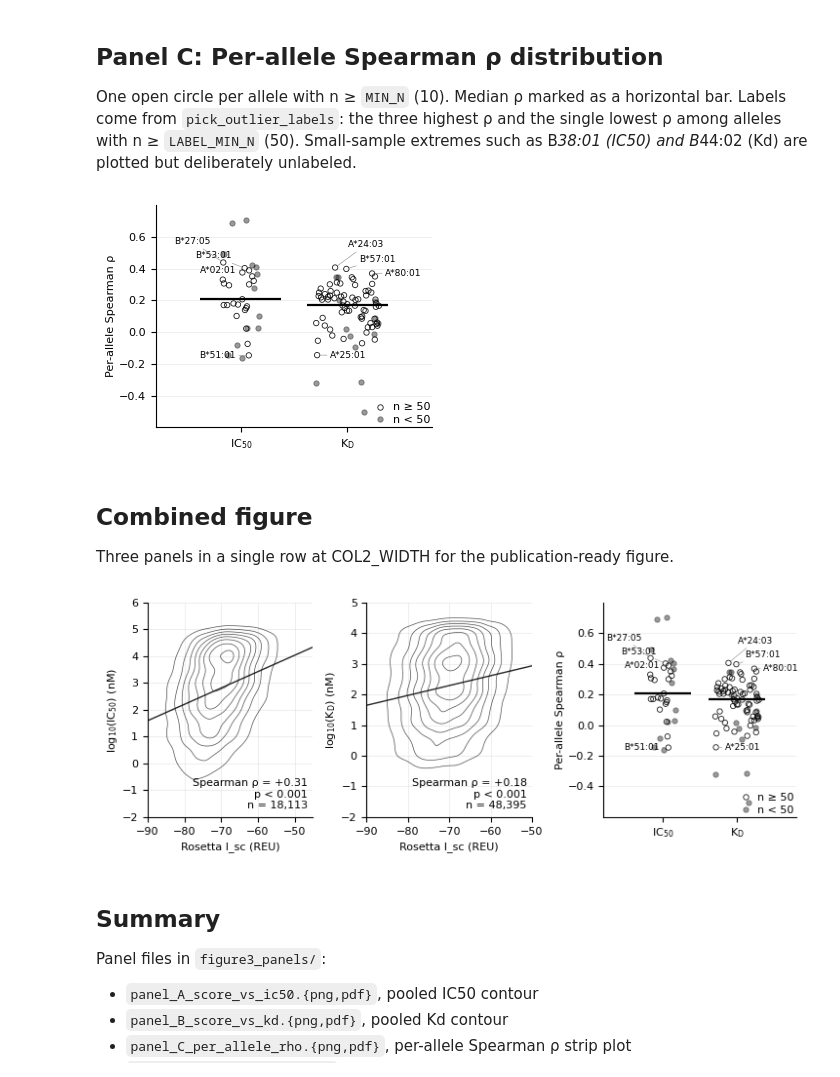
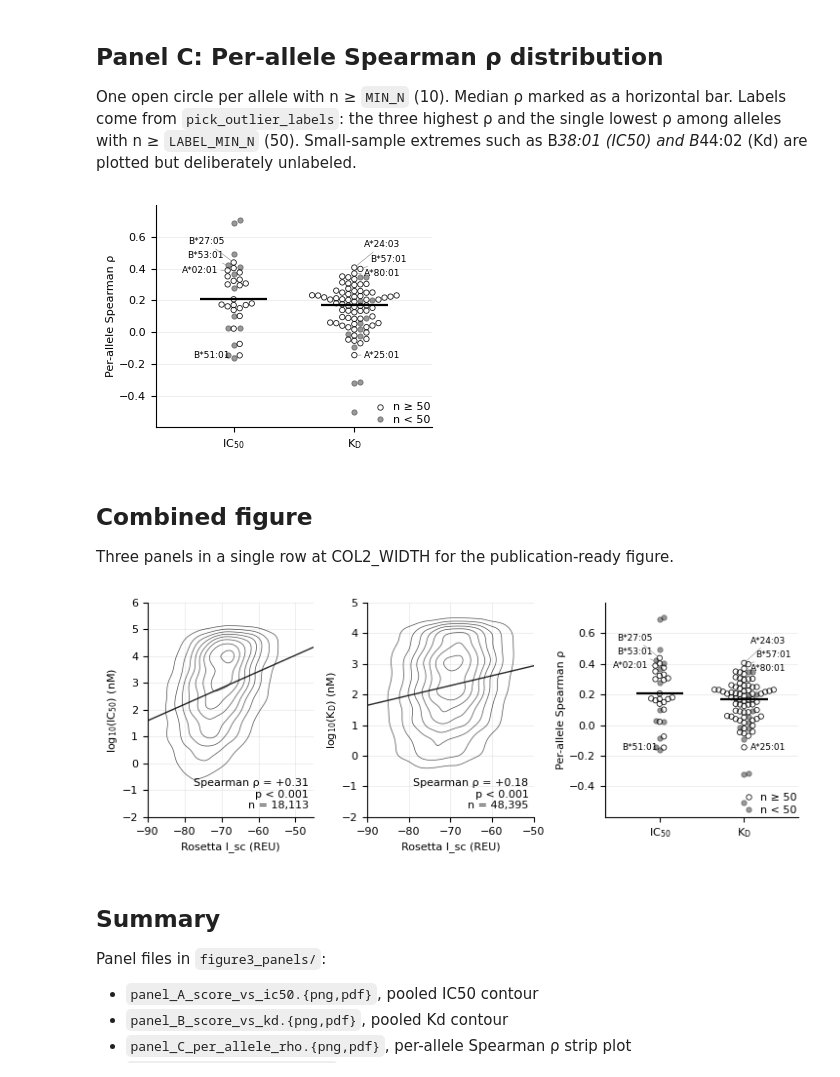
Before and after one commit to kunikohunter/PepBind3D, a Jupyter notebook: 06_figure3_panels.ipynb, the cells around one changed output. Cells and saved outputs as stored; diff of their text form; code cells hidden in the pictures.

Commit message:
Lay the per-allele points out as a swarm

```diff
--- a/06_figure3_panels.ipynb
+++ b/06_figure3_panels.ipynb
@@ -369,6 +369,31 @@ Labels come from `pick_outlier_labels`: the three highest ρ and the single lowe
 among alleles with n ≥ `LABEL_MIN_N` (50). Small-sample extremes such as B*38:01 (IC50)
 and B*44:02 (Kd) are plotted but deliberately unlabeled.
 # %%
+def swarm_offsets(y, y_tol, x_step, max_cols=40):
+    """Horizontal offsets that keep markers from overlapping (a beeswarm).
+
+    Random jitter was leaving the column clumped in places and empty in
+    others, because nothing stops two points landing on each other. Here each
+    point takes the smallest offset, alternating side to side, that clears
+    every point already placed within y_tol of it. Ties in rho therefore fan
+    out sideways instead of stacking.
+    """
+    y = np.asarray(y, dtype=float)
+    off = np.zeros(len(y))
+    placed = []
+    candidates = [0.0]
+    for k in range(1, max_cols):
+        candidates += [k * x_step, -k * x_step]
+    for i in np.argsort(y):
+        for c in candidates:
+            if all(abs(y[i] - py) >= y_tol or abs(c - px) >= x_step * 0.95
+                   for py, px in placed):
+                off[i] = c
+                break
+        placed.append((y[i], off[i]))
+    return off
+
+
 def draw_per_allele(ax, ic50_a, kd_a, labels_by_metric=None, jitter_seed=0):
     """Per-allele rho, one point per allele, toned by whether n >= 50.
 
@@ -385,10 +410,10 @@ def draw_per_allele(ax, ic50_a, kd_a, labels_by_metric=None, jitter_seed=0):
             'IC50': pick_outlier_labels(ic50_a, top_pos=3, top_neg=1),
             'Kd':   pick_outlier_labels(kd_a,   top_pos=3, top_neg=1),
         }
-    rng = np.random.default_rng(jitter_seed)
-    positions = {'IC50': 0, 'Kd': 1}
-    # Kd has more than twice as many alleles, so it needs a wider spread.
-    jitter_w = {'IC50': 0.17, 'Kd': 0.30}
+    # Columns set far enough apart that two swarms can spread without meeting.
+    positions = {'IC50': 0.0, 'Kd': 1.5}
+    # Roughly a marker diameter, in data units, on each axis.
+    Y_TOL, X_STEP = 0.030, 0.075
 
     LABEL_MIN_N = 50          # same threshold pick_outlier_labels uses
     MARKER_SIZE = 15
@@ -398,10 +423,8 @@ def draw_per_allele(ax, ic50_a, kd_a, labels_by_metric=None, jitter_seed=0):
     label_pts = {}
     for metric, frame in (('IC50', ic50_a), ('Kd', kd_a)):
         x_pos = positions[metric]
-        w = jitter_w[metric]
-        jitter = rng.uniform(-w, w, len(frame))
         rho_vals = frame['rho'].values
-        x_vals = x_pos + jitter
+        x_vals = x_pos + swarm_offsets(rho_vals, Y_TOL, X_STEP)
 
         # Outline only, separated by opacity. Solid fills merged into blobs
         # wherever the cloud is dense, and a grey stroke was too faint to read.
@@ -414,7 +437,7 @@ def draw_per_allele(ax, ic50_a, kd_a, labels_by_metric=None, jitter_seed=0):
                    linewidth=MARKER_LW, zorder=3)
 
         med = frame['rho'].median()
-        ax.hlines(med, x_pos - 0.38, x_pos + 0.38,
+        ax.hlines(med, x_pos - 0.42, x_pos + 0.42,
                   color='black', linewidth=1.6, zorder=5)
 
         targets = labels_by_metric[metric]
@@ -435,10 +458,12 @@ def draw_per_allele(ax, ic50_a, kd_a, labels_by_metric=None, jitter_seed=0):
               fontsize=FONT_SIZE, handletextpad=0.1, labelspacing=0.25,
               borderpad=0.1, borderaxespad=0.1)
 
-    ax.set_xticks([0, 1])
+    ax.set_xticks([positions['IC50'], positions['Kd']])
     ax.set_xticklabels(['IC$_\\mathrm{50}$', 'K$_\\mathrm{D}$'])
-    ax.set_xlim(-0.80, 1.80)   # symmetric about the two columns, with
-                               # room for a label gutter on each side
+    mid = 0.5 * (positions['IC50'] + positions['Kd'])
+    half = 1.72                # swarm half-width plus a label gutter wide
+                               # enough to clear the y tick labels
+    ax.set_xlim(mid - half, mid + half)
     ax.set_ylabel('Per-allele Spearman \u03c1', labelpad=2)
     ax.spines['top'].set_visible(False)
     ax.spines['right'].set_visible(False)
@@ -454,34 +479,34 @@ def draw_per_allele(ax, ic50_a, kd_a, labels_by_metric=None, jitter_seed=0):
     span = all_rho.max() - all_rho.min()
     gap = 0.075 * span          # minimum vertical separation between labels
     dx = 0.12                   # offset from the marker; wide enough
                                 # that the leader line is always visible
     side = {'IC50': -1, 'Kd': +1}   # label away from the panel centre
     for metric, pts in label_pts.items():
         pts = sorted(pts, key=lambda d: d['rho'])
         ys = [p['rho'] for p in pts]
         # One pass upward, then clamp downward: enough for three labels.
         for i in range(1, len(ys)):
             if ys[i] - ys[i - 1] < gap:
                 ys[i] = ys[i - 1] + gap
         sgn = side[metric]
         for p, ty in zip(pts, ys):
             ax.annotate(p['allele'], xy=(p['x'], p['rho']),
                         xytext=(p['x'] + sgn * dx, ty),
                         ha='right' if sgn < 0 else 'left', va='center',
                         fontsize=FONT_SIZE - 1.5, zorder=6,
                         arrowprops=dict(arrowstyle='-', color='#888888',
                                         lw=0.4, shrinkA=0, shrinkB=2))
     ax.margins(y=0.08)
 
 
 fig, ax = plt.subplots(figsize=(COL1_WIDTH, 2.7))
 draw_per_allele(ax, ic50_alleles, kd_alleles)
 fig.tight_layout()
 fig.savefig(FIG_DIR / 'panel_C_per_allele_rho.png')
 fig.savefig(FIG_DIR / 'panel_C_per_allele_rho.pdf')
 plt.show()
 # %% [output]
-[figure, old version]
+[figure, new version]
 # %% [markdown]
 ## Combined figure
 
@@ -506,7 +531,7 @@ fig.savefig(FIG_DIR / 'figure3_combined.png', dpi=1200)  # 1200 dpi is far above
 fig.savefig(FIG_DIR / 'figure3_combined.pdf')
 plt.show()
 # %% [output]
-[figure, old version]
+[figure, new version]
 # %% [markdown]
 ## Summary
 
```
